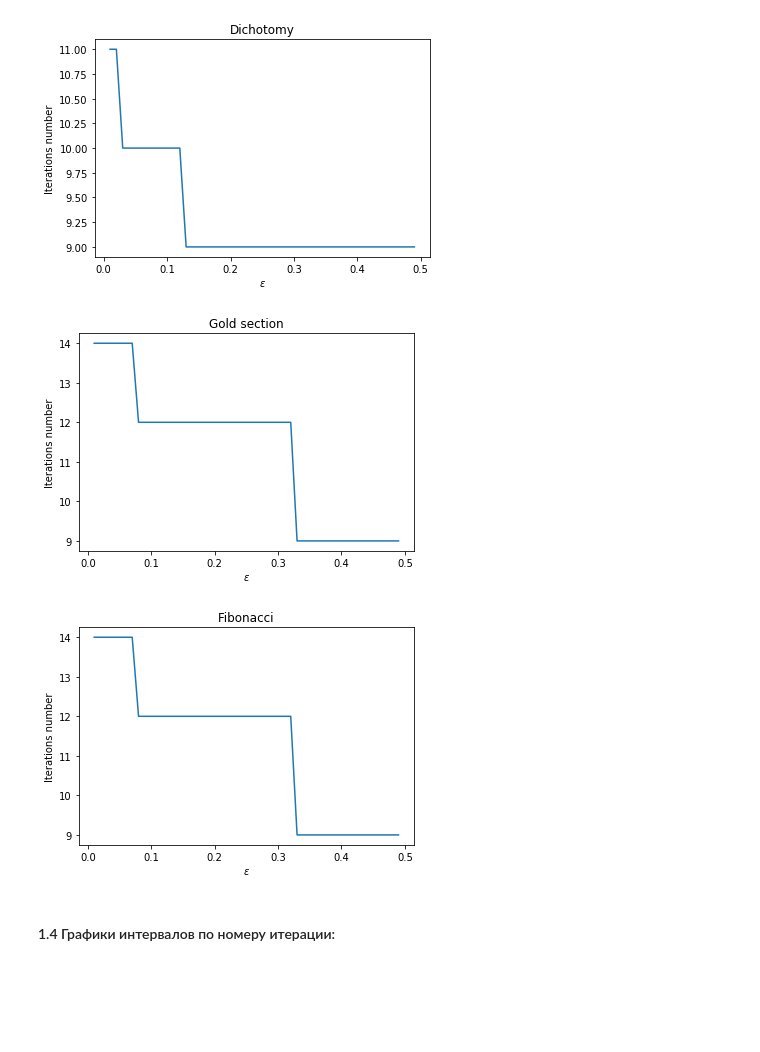
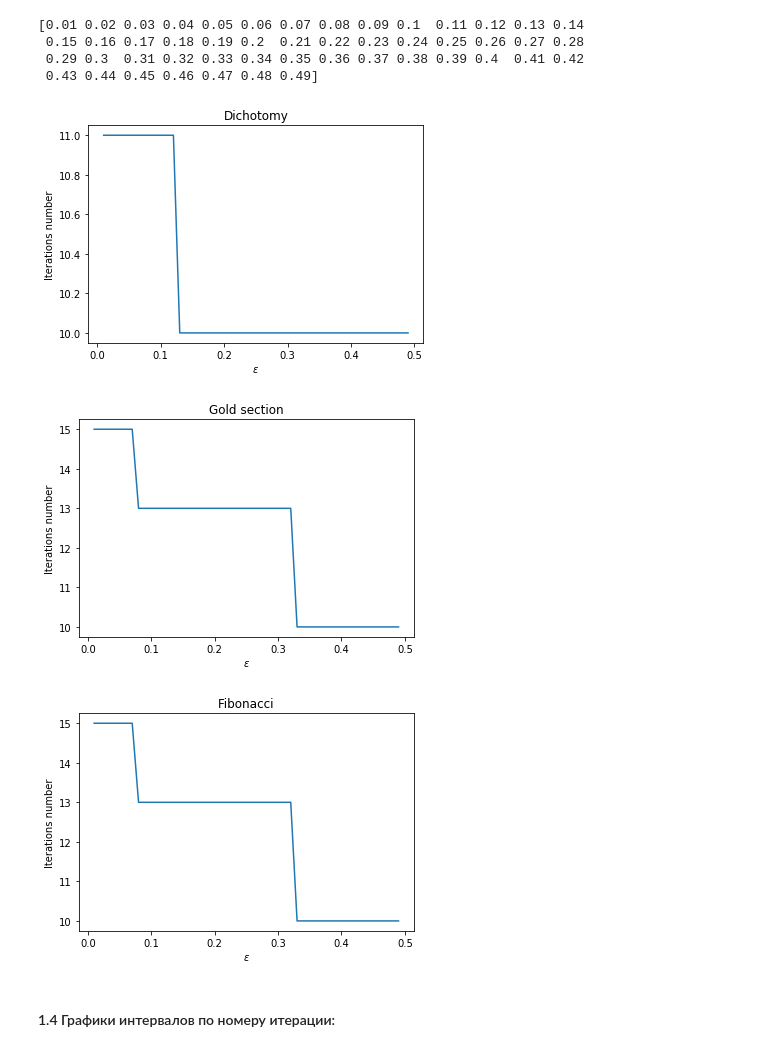
Before and after one commit to glcanvas/ml-diplom, a Jupyter notebook: mo/Copy_of_Lab_1.ipynb, the cells around one changed output. Cells and saved outputs as stored; diff of their text form; code cells hidden in the pictures; blank space fills up the shorter version.

```diff
--- a/mo/Copy_of_Lab_1.ipynb
+++ b/mo/Copy_of_Lab_1.ipynb
@@ -46,5 +44,16 @@ def straight(f):
 # %%
 def one_dimensional(f, a0, b0, eps, max_iter_num, x1_f, x2_f):
+    """
+    абстракция поверх одномерного поиска, возвращает массив сближений для левой и правой границы и кол-во итерации
+    :param f:  функция, которую исследуем
+    :param a0: левая граница
+    :param b0: правая граница
+    :param eps: епсилон
+    :param max_iter_num: максимальное кол-во итераций
+    :param x1_f: функция которая выбирает левую границу
+    :param x2_f: функция которая выбирает правую границу
+    :return: возвращает массив сближений для левой и правой границы и кол-во итерации
+    """
     a = [a0]
     b = [b0]
     iter_num = 1
@@ -64,6 +73,16 @@ def one_dimensional(f, a0, b0, eps, max_iter_num, x1_f, x2_f):
 
 
 def dichotomy(f, a0, b0, eps, max_iter_num):
+    """
+    x1 = (a + b) / 2 - delta
+    x2 = (a + b) / 2 + delta
+    :param f:
+    :param a0:
+    :param b0:
+    :param eps:
+    :param max_iter_num:
+    :return:
+    """
     delta = eps / 3  # Should be less than eps / 2
     x1_f = lambda a, b, _: (a + b) / 2 - delta
     x2_f = lambda a, b, _: (a + b) / 2 + delta
@@ -101,6 +120,6 @@ one_dimensional_methods = [dichotomy, gold_section, fibonacci]
 # %%
 def parabola(x):
-    return 0.5 * x ** 2 - 6 * x + 10
+    return 1.5 * x ** 2 - 5 * x + 15.5
 
 
 begin = -100.0
@@ -111,7 +130,7 @@ ys = parabola(xs)
 plt.plot(xs, ys)
 plt.xlabel('$x$')
 plt.ylabel('$f(x)$')
-plt.title('$f(x) = 0.5x^2 - 6x + 10$')
+plt.title('$f(x) = 1.5x^2 - 5 * x + 15.5$')
 plt.show()
 print(f'x_min = {xs[ys.argmin()]}')
 # %% [output]
@@ -120,20 +141,24 @@ x_min = 5.990599059905989
 # %%
-#### 1.3 Графики зависимости количества итераций от точности:
 a0, b0 = begin, end
 eps_range = np.arange(0.01, 0.5, 0.01)
 max_iter_num = 100
+print(eps_range)
 for odm in one_dimensional_methods:
     iter_nums = []
     for eps in eps_range:
         _, _, iter_num = odm(parabola, a0, b0, eps, max_iter_num)
         iter_nums.append(iter_num)
     plt.plot(eps_range, iter_nums)
-    plt.title(to_name(odm))
+    plt.title(get_name(odm))
     plt.xlabel('$\epsilon$')
     plt.ylabel('Iterations number')
     plt.show()
 # %% [output]
+[0.01 0.02 0.03 0.04 0.05 0.06 0.07 0.08 0.09 0.1  0.11 0.12 0.13 0.14
+ 0.15 0.16 0.17 0.18 0.19 0.2  0.21 0.22 0.23 0.24 0.25 0.26 0.27 0.28
+ 0.29 0.3  0.31 0.32 0.33 0.34 0.35 0.36 0.37 0.38 0.39 0.4  0.41 0.42
+ 0.43 0.44 0.45 0.46 0.47 0.48 0.49]
-[figure, old version]
+[figure, new version]
 [figure]
 [figure]
 # %% [markdown]
```
Also changed, not shown: parts of 30 cells of this notebook, 15 other files.
